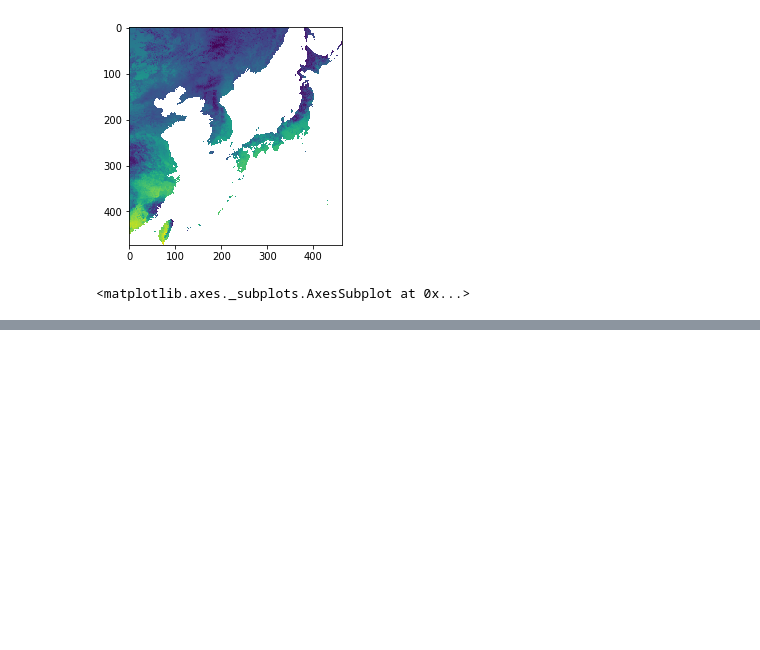
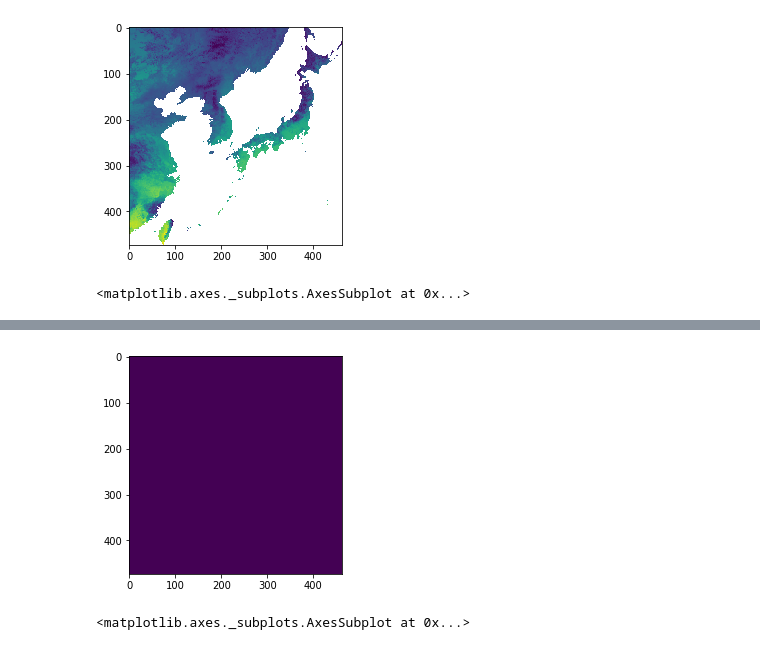
Before and after one commit to cogito288/GEMS_python, a Jupyter notebook: python-refactor/Code/pre_02_raw/test.ipynb, the cells around one changed output, grey strips where cells are left out. Saved outputs shown, nothing was run; the diff lists cells and outputs as text; code cells hidden in the pictures; blank space fills up the shorter version.

```diff
--- a/python-refactor/Code/pre_02_raw/test.ipynb
+++ b/python-refactor/Code/pre_02_raw/test.ipynb
@@ -138,0 +273,33 @@ show(arr2)
+# %%
+### Package Import
+import sys
+import os
+base_dir = os.environ['GEMS_HOME']
+project_path = os.path.join(base_dir, 'python-refactor')
+sys.path.insert(0, project_path)
+from Code.utils import matlab
+
+import glob
+import numpy as np
+from scipy.interpolate import griddata
+import time
+
+### Setting path
+data_base_dir = os.path.join('/data2', 'sehyun', 'Data')
+path_grid_raw = os.path.join(data_base_dir, 'Raw', 'grid')
+path_gpm_processed = os.path.join(data_base_dir, 'Preprocessed_raw', 'GPM', 'AP_24h_hourly') # read
+path_ea_goci = os.path.join(data_base_dir, 'Preprocessed_raw', 'EA_GOCI6km')
+path_ea_goci_gpm = os.path.join(path_ea_goci, 'Preprocessed_raw', 'EA_GOCI6km', 'GPM_AP') # Write
+
+mat = matlab.loadmat(os.path.join(path_grid_raw, 'grid_goci.mat'))
+lat_goci, lon_goci = mat['lat_goci'], mat['lon_goci']
+del mat
+
+mat = matlab.loadmat(os.path.join(path_grid_raw, 'grid_gpm.mat'))
+lat_gpm, lon_gpm = mat['lat_gpm'], mat['lon_gpm']
+del mat
+lat_gpm = lat_gpm[1100:1400, 2900:3300] # N50 W110 S20 E150
+lon_gpm = lon_gpm[1100:1400, 2900:3300]
+points = np.array([lon_gpm.ravel(order='F'), lat_gpm.ravel(order='F')]).T
+#del lon_gpm, lat_gpm
+print (f'points shape : {points.shape}')
@@ -138,0 +410,7 @@ show(arr2)
+# %%
+arr = ndimage.map_coordinates(points2, (lon_goci, lat_goci), order=1)
+# %%
+show(arr)
+# %% [output]
+[figure, added]
+<matplotlib.axes._subplots.AxesSubplot at 0x...>
```
Also changed, not shown: parts of 122 cells of this notebook, 58 other files.
